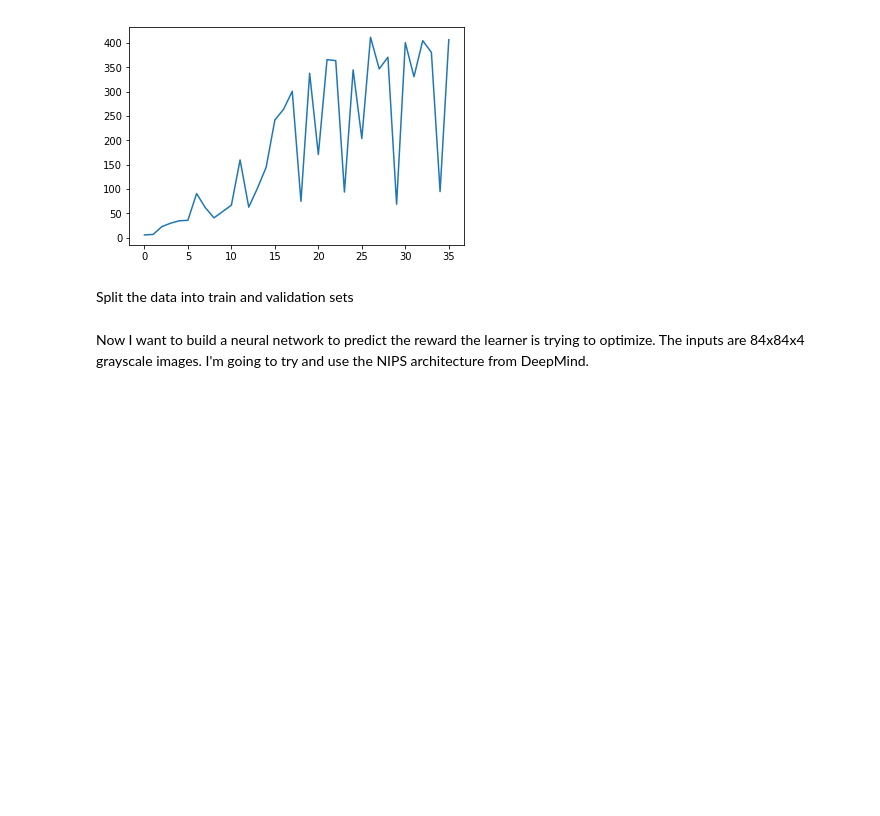
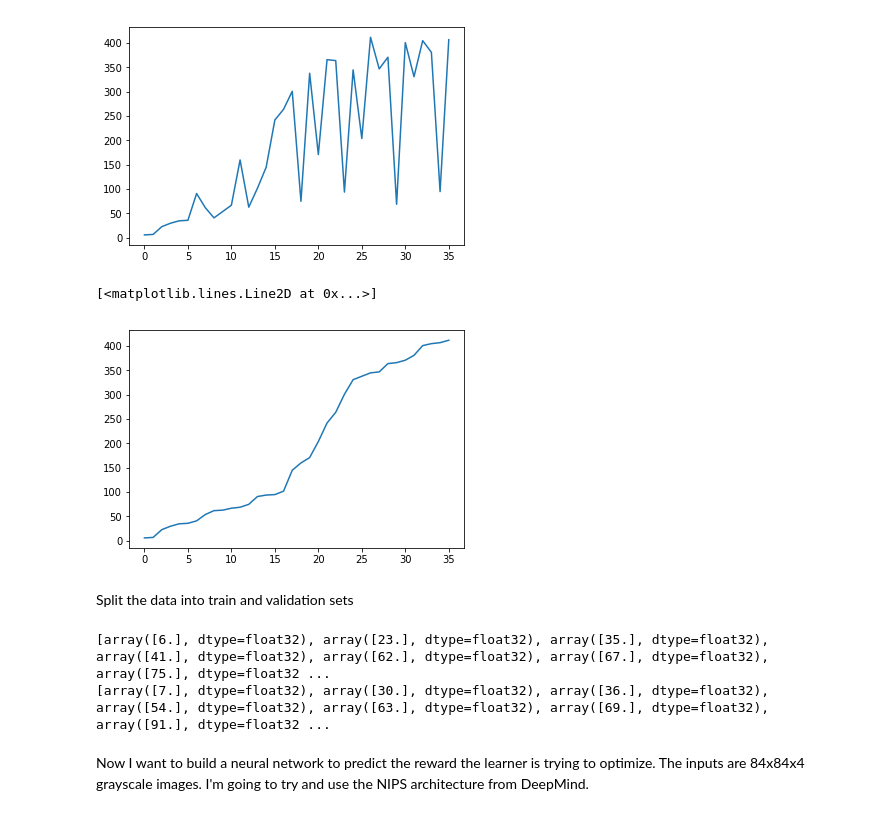
Before and after one commit to dsbrown1331/learning-rewards-of-learners, a Jupyter notebook: learner/LearnBreakoutReward.ipynb, the cells around one changed output. Saved outputs shown, nothing was run; the diff lists cells and outputs as text; code cells hidden in the pictures; blank space fills up the shorter version.

```diff
--- a/learner/LearnBreakoutReward.ipynb
+++ b/learner/LearnBreakoutReward.ipynb
@@ -115,8 +115,35 @@ plt.plot(learning_returns)
 plt.show()
 # %% [output]
 [figure]
+# %%
+#cheat and sort them to see if it helps learning
+sorted_demos = [d for _,d in sorted(zip(learning_returns,demonstrations))]
+sorted_returns = sorted(learning_returns)
+plt.plot(sorted_returns)
+# %% [output]
+[<matplotlib.lines.Line2D at 0x...>]
+[figure, added]
 # %% [markdown]
 Split the data into train and validation sets
+# %%
+train_demos = []
+train_returns = []
+valid_demos = []
+valid_returns = []
+
+for i,d in enumerate(sorted_demos):
+    if i % 2 == 0:
+        train_demos.append(d)
+        train_returns.append(sorted_returns[i])
+    else:
+        valid_demos.append(d)
+        valid_returns.append(sorted_returns[i])
+
+print(train_returns)
+print(valid_returns)
+# %% [output]
+[array([6.], dtype=float32), array([23.], dtype=float32), array([35.], dtype=float32), array([41.], dtype=float32), array([62.], dtype=float32), array([67.], dtype=float32), array([75.], dtype=float32 ...
+[array([7.], dtype=float32), array([30.], dtype=float32), array([36.], dtype=float32), array([54.], dtype=float32), array([63.], dtype=float32), array([69.], dtype=float32), array([91.], dtype=float32 ...
 # %% [markdown]
 Now I want to build a neural network to predict the reward the learner is trying to optimize. The inputs are 84x84x4 grayscale images. I'm going to try and use the NIPS architecture from DeepMind.
 # %%
```
Also changed, not shown: parts of 16 cells of this notebook.
